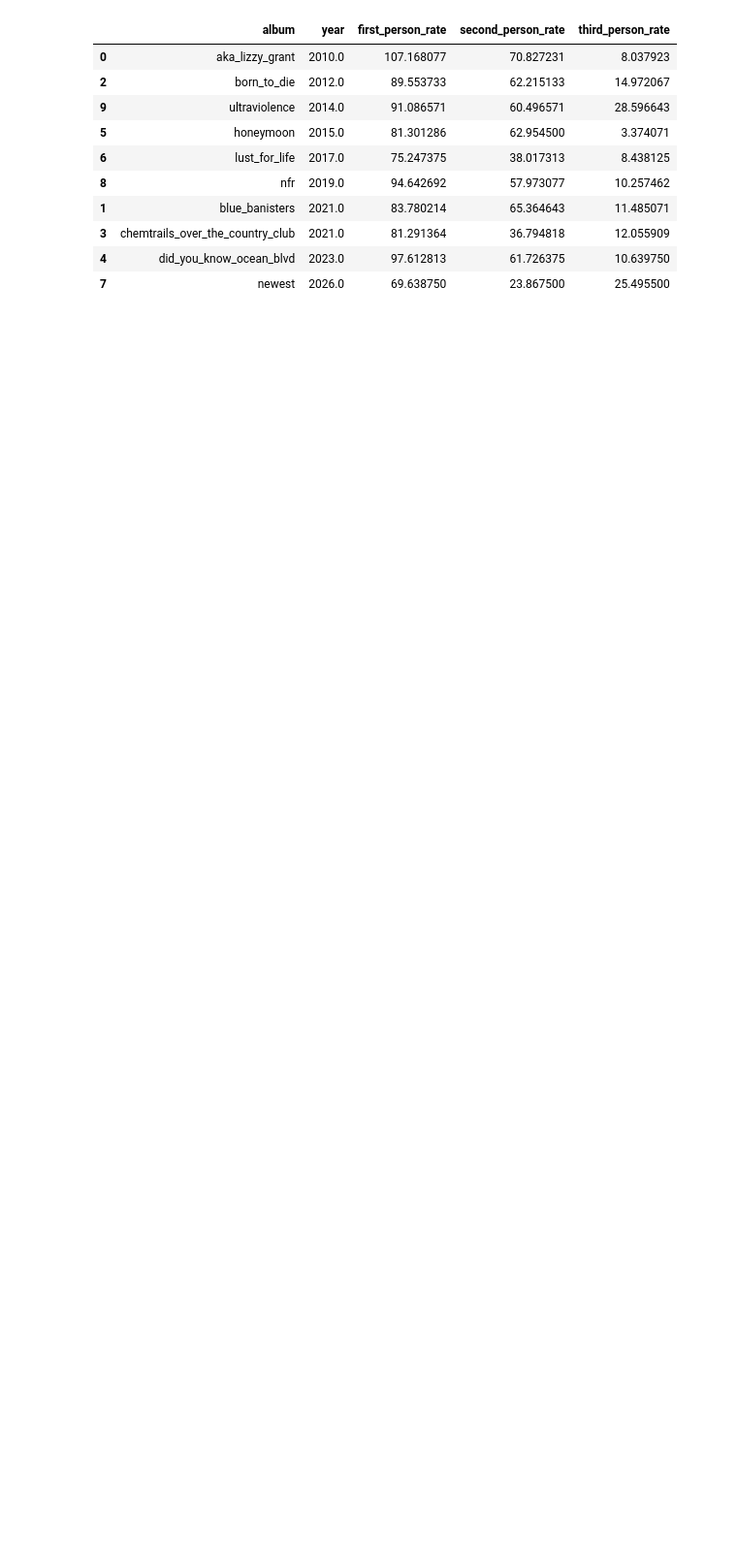
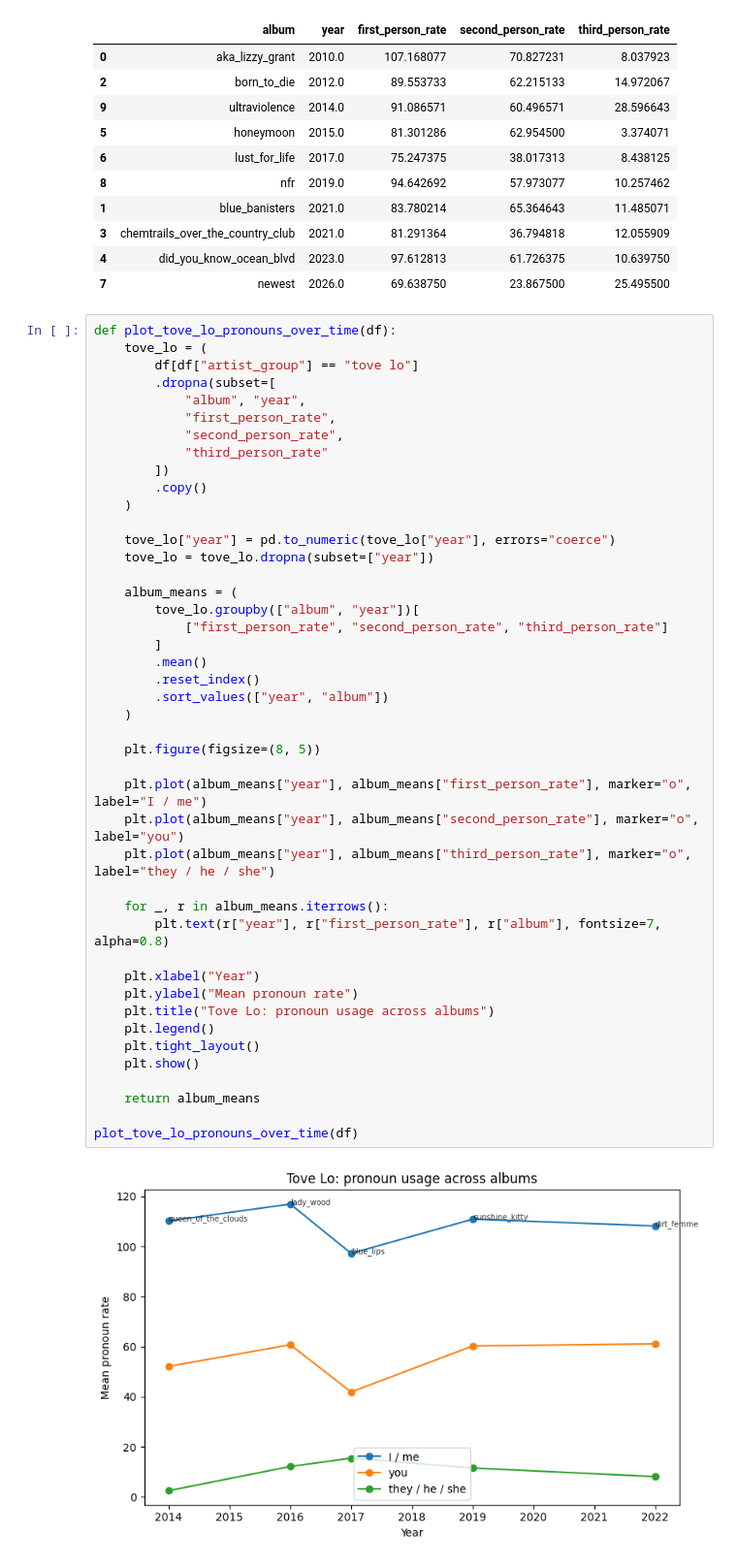
Before and after one commit to mahlidol/music_analysis, a Jupyter notebook: CMOR-438/notebooks/02_structure_surprise.ipynb, the cells around one changed output. Shown at 97% size. Cells and saved outputs as stored; diff of their text form; blank space fills up the shorter version.

```diff
--- a/CMOR-438/notebooks/02_structure_surprise.ipynb
+++ b/CMOR-438/notebooks/02_structure_surprise.ipynb
@@ -988,3 +1058,49 @@ plot_lana_pronouns_over_time(df)
 | 3 | chemtrails_over_the_country_club | 2021.0 | 81.291364 | 36.794818 | 12.055909 |
 | 4 | did_you_know_ocean_blvd | 2023.0 | 97.612813 | 61.726375 | 10.639750 |
 | 7 | newest | 2026.0 | 69.638750 | 23.867500 | 25.495500 |
+# %%
+def plot_tove_lo_pronouns_over_time(df):
+    tove_lo = (
+        df[df["artist_group"] == "tove lo"]
+        .dropna(subset=[
+            "album", "year",
+            "first_person_rate",
+            "second_person_rate",
+            "third_person_rate"
+        ])
+        .copy()
+    )
+
+    tove_lo["year"] = pd.to_numeric(tove_lo["year"], errors="coerce")
+    tove_lo = tove_lo.dropna(subset=["year"])
+
+    album_means = (
+        tove_lo.groupby(["album", "year"])[
+            ["first_person_rate", "second_person_rate", "third_person_rate"]
+        ]
+        .mean()
+        .reset_index()
+        .sort_values(["year", "album"])
+    )
+
+    plt.figure(figsize=(8, 5))
+
+    plt.plot(album_means["year"], album_means["first_person_rate"], marker="o", label="I / me")
+    plt.plot(album_means["year"], album_means["second_person_rate"], marker="o", label="you")
+    plt.plot(album_means["year"], album_means["third_person_rate"], marker="o", label="they / he / she")
+
+    for _, r in album_means.iterrows():
+        plt.text(r["year"], r["first_person_rate"], r["album"], fontsize=7, alpha=0.8)
+
+    plt.xlabel("Year")
+    plt.ylabel("Mean pronoun rate")
+    plt.title("Tove Lo: pronoun usage across albums")
+    plt.legend()
+    plt.tight_layout()
+    plt.show()
+
+    return album_means
+
+plot_tove_lo_pronouns_over_time(df)
+# %% [output]
+[figure, added]
```
Also changed, not shown: parts of 11 cells of this notebook.
